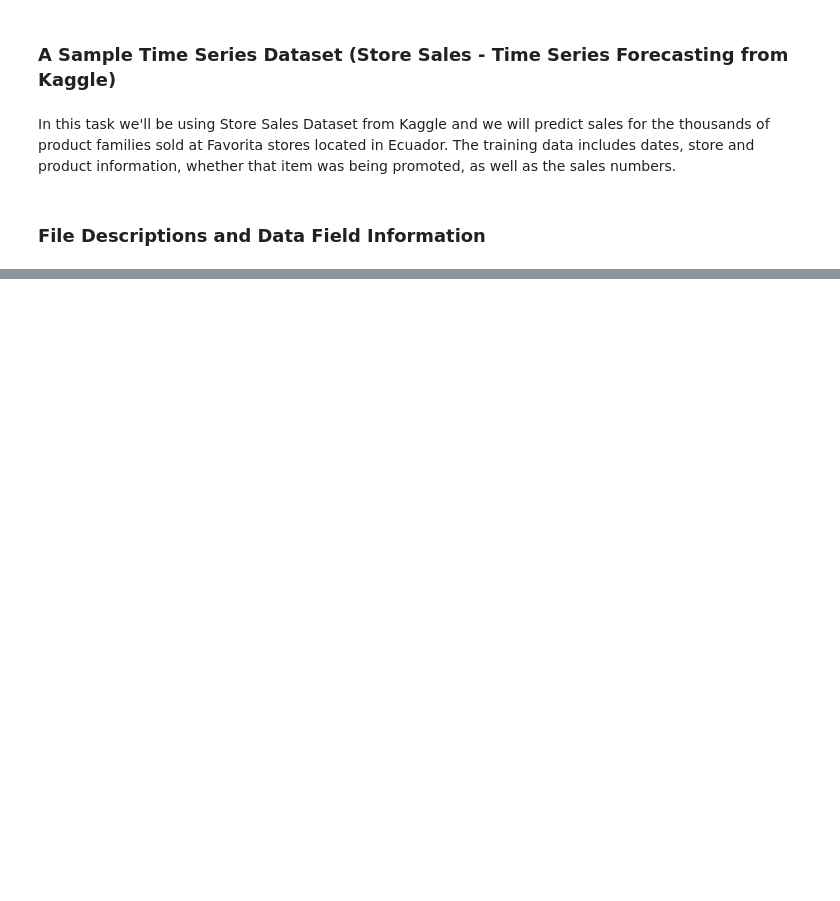
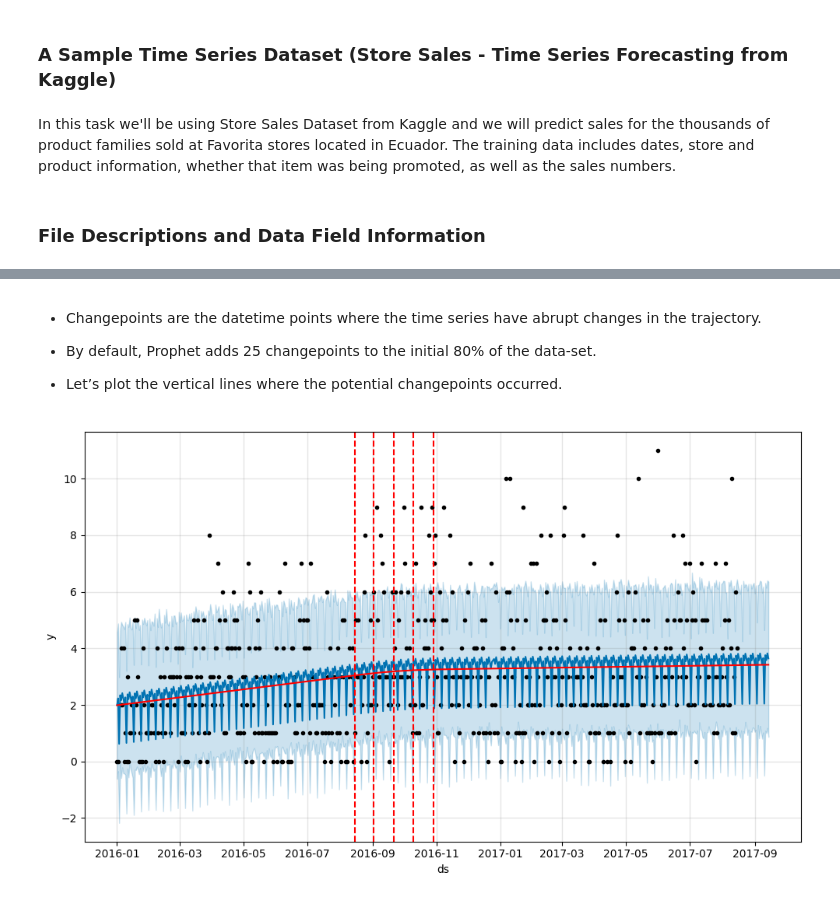
Before and after one commit to arkeodev/time-series, a Jupyter notebook: FB_Prophet_Time_Series_Analysis/Prophet.ipynb, the cells around one changed output, grey strips where cells are left out. Drawn from its saved outputs; the diff is of its cells as text; code cells hidden in the pictures; blank space fills up the shorter version.

```diff
--- a/FB_Prophet_Time_Series_Analysis/Prophet.ipynb
+++ b/FB_Prophet_Time_Series_Analysis/Prophet.ipynb
@@ -55,0 +232,13 @@ The`dates` in the test data are for the 15 days after the last date in the train
+# %% [markdown]
+- Changepoints are the datetime points where the time series have abrupt changes in the trajectory.
+
+- By default, Prophet adds 25 changepoints to the initial 80% of the data-set.
+
+- Let’s plot the vertical lines where the potential changepoints occurred.
+# %%
+from prophet.plot import add_changepoints_to_plot
+
+fig = specific_model.plot(specific_forecast)
+a = add_changepoints_to_plot(fig.gca(), specific_model, specific_forecast)
+# %% [output]
+[figure, added]
```
Also changed, not shown: parts of 31 cells of this notebook.
